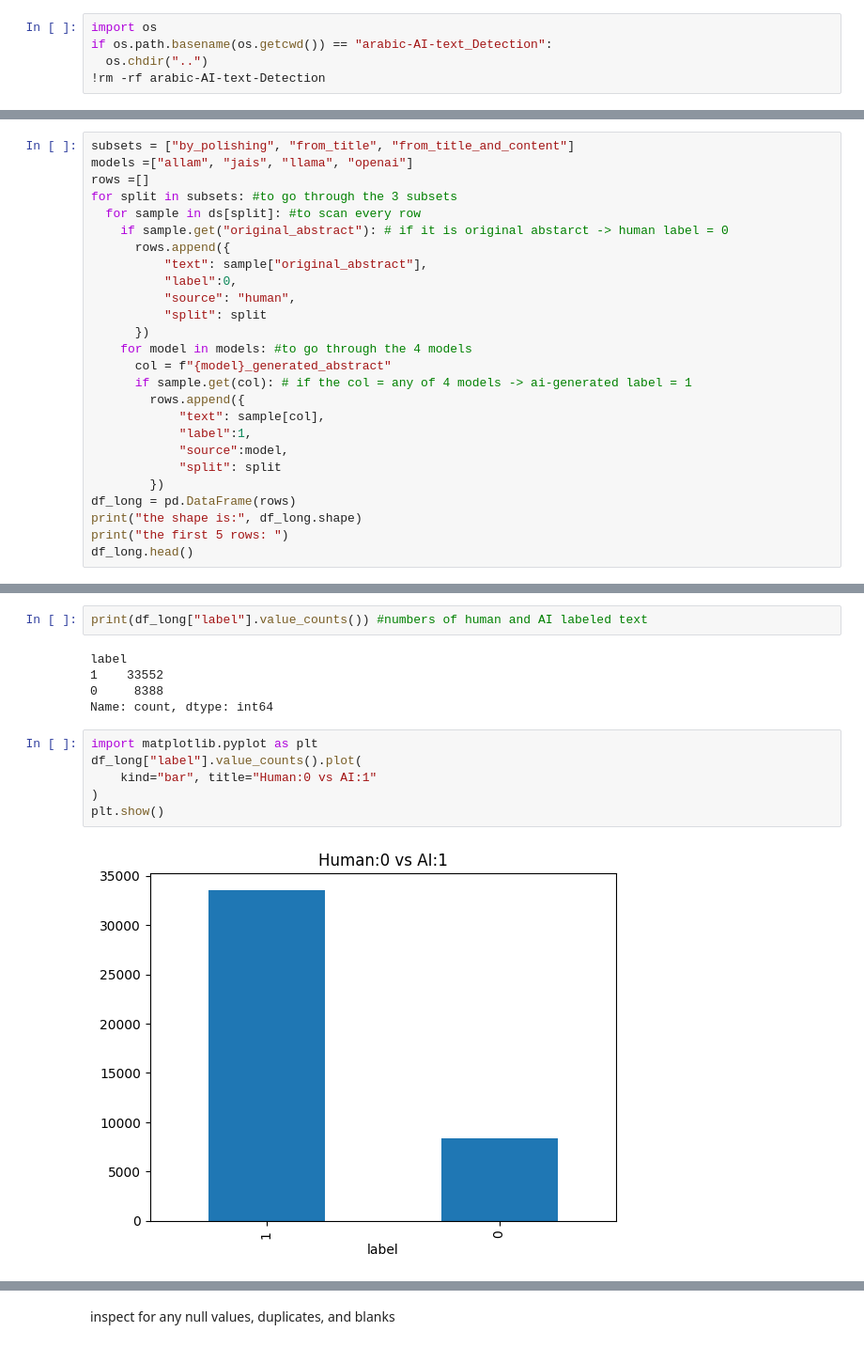
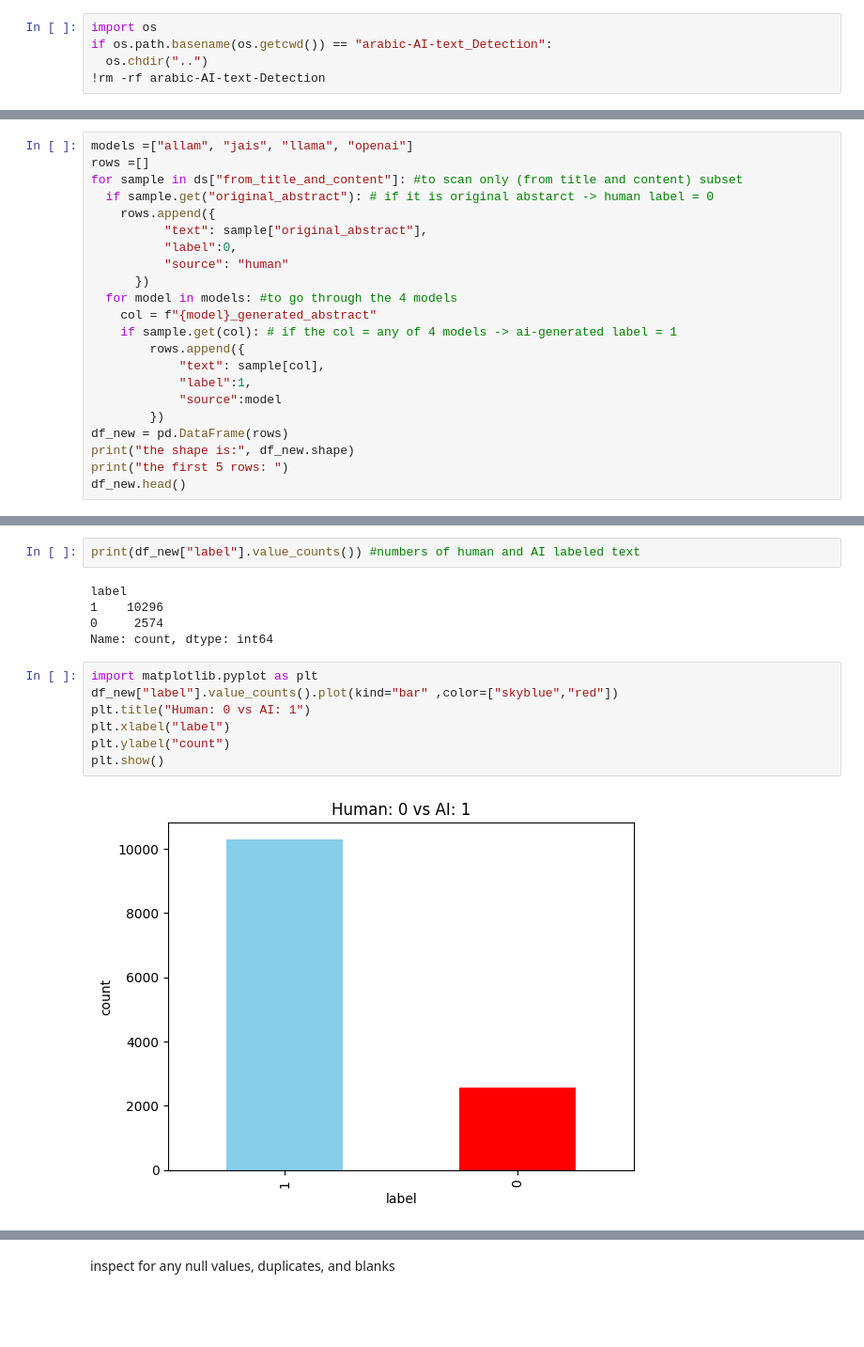
Before and after one commit to samar99-tech/arabic-AI-text-Detection, a Jupyter notebook: notebooks/dataloading.ipynb, the cells around one changed output, grey strips where cells are left out. Shown at 94% size. Drawn from its saved outputs; the diff is of its cells as text; blank space fills up the shorter version.

```diff
--- a/notebooks/dataloading.ipynb
+++ b/notebooks/dataloading.ipynb
@@ -172,27 +189,23 @@ the total numbers of texts:  41940
 # %%
-subsets = ["by_polishing", "from_title", "from_title_and_content"]
 models =["allam", "jais", "llama", "openai"]
 rows =[]
-for split in subsets: #to go through the 3 subsets
-  for sample in ds[split]: #to scan every row
-    if sample.get("original_abstract"): # if it is original abstarct -> human label = 0
-      rows.append({
+for sample in ds["from_title_and_content"]: #to scan only (from title and content) subset
+  if sample.get("original_abstract"): # if it is original abstarct -> human label = 0
+    rows.append({
           "text": sample["original_abstract"],
           "label":0,
-          "source": "human",
-          "split": split
+          "source": "human"
       })
-    for model in models: #to go through the 4 models
-      col = f"{model}_generated_abstract"
-      if sample.get(col): # if the col = any of 4 models -> ai-generated label = 1
+  for model in models: #to go through the 4 models
+    col = f"{model}_generated_abstract"
+    if sample.get(col): # if the col = any of 4 models -> ai-generated label = 1
         rows.append({
             "text": sample[col],
             "label":1,
-            "source":model,
-            "split": split
+            "source":model
         })
-df_long = pd.DataFrame(rows)
-print("the shape is:", df_long.shape)
+df_new = pd.DataFrame(rows)
+print("the shape is:", df_new.shape)
 print("the first 5 rows: ")
-df_long.head()
+df_new.head()
 # %% [output]
@@ -236,15 +246,16 @@ now each row has a text with a label: human =0 / AI-generated =1, sourse and spl
 # %%
-print(df_long["label"].value_counts()) #numbers of human and AI labeled text
+print(df_new["label"].value_counts()) #numbers of human and AI labeled text
 # %% [output]
 label
-1    33552
-0     8388
+1    10296
+0     2574
 Name: count, dtype: int64
 # %%
 import matplotlib.pyplot as plt
-df_long["label"].value_counts().plot(
-    kind="bar", title="Human:0 vs AI:1"
-)
+df_new["label"].value_counts().plot(kind="bar" ,color=["skyblue","red"])
+plt.title("Human: 0 vs AI: 1")
+plt.xlabel("label")
+plt.ylabel("count")
 plt.show()
 # %% [output]
-[figure, old version]
+[figure, new version]
```
Also changed, not shown: parts of 32 cells of this notebook.
